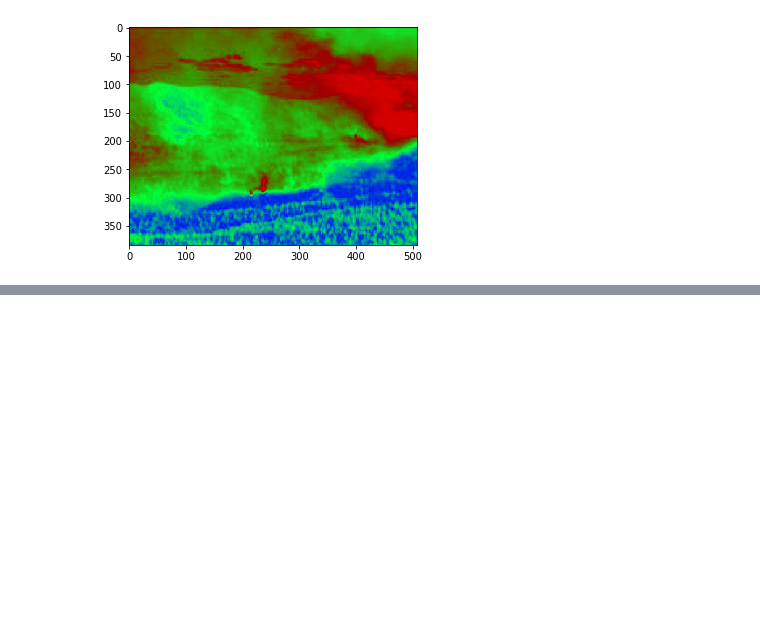
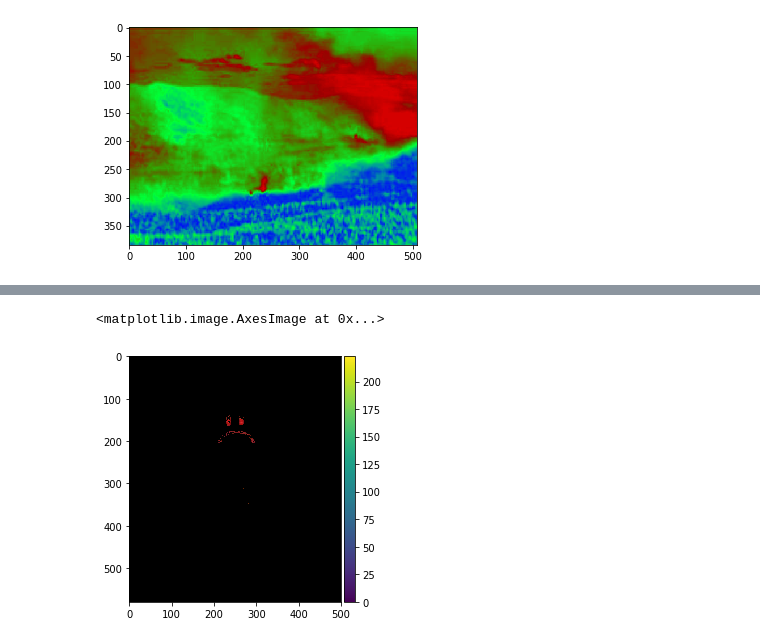
Before and after one commit to xingnix/learning, a Jupyter notebook: imageprocessing/jupyter/6/python3.ipynb, the cells around one changed output, grey strips where cells are left out. Drawn from its saved outputs; the diff is of its cells as text; code cells hidden in the pictures; blank space fills up the shorter version.

```diff
--- a/imageprocessing/jupyter/6/python3.ipynb
+++ b/imageprocessing/jupyter/6/python3.ipynb
@@ -75,0 +100,16 @@ plt.imshow(shuffledrgb)
+# %%
+image=io.imread('trafficlight.png')
+segred=image.copy()
+seggreen=image.copy()
+segyellow=image.copy()
+maskred=(image[:,:,0]>100) & (image[:,:,1]<50 ) & (image[:,:,2]<50)
+maskgreen=(image[:,:,0]<100) & (image[:,:,1]>100 ) & (image[:,:,2]<100)
+maskyellow=(image[:,:,0]>100) & (image[:,:,1]>100 ) & (image[:,:,2]<70)
+# %%
+segred[:,:,0]*=maskred
+segred[:,:,1]*=maskred
+segred[:,:,2]*=maskred
+io.imshow(segred)
+# %% [output]
+<matplotlib.image.AxesImage at 0x...>
+[figure, added]
```
Also changed, not shown: parts of 26 cells of this notebook, 1 other file.
